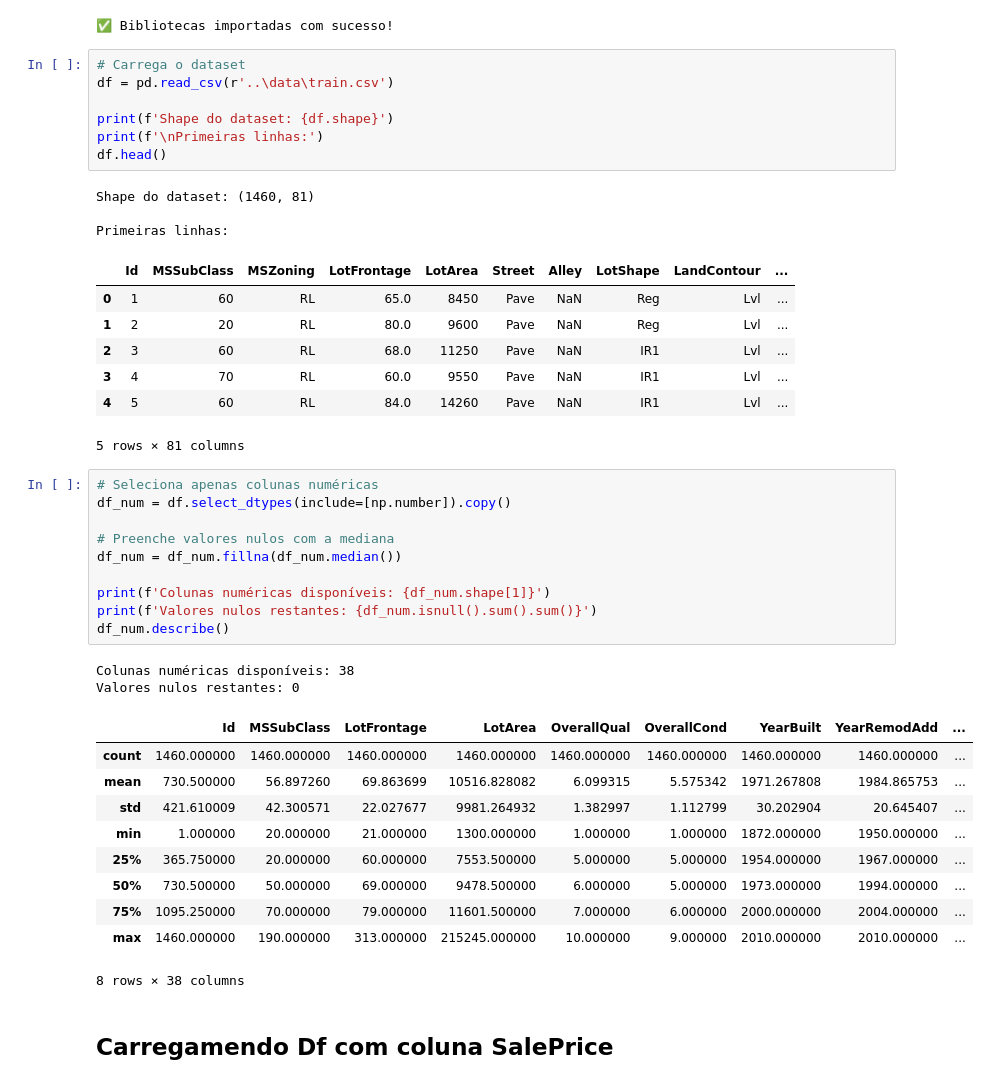
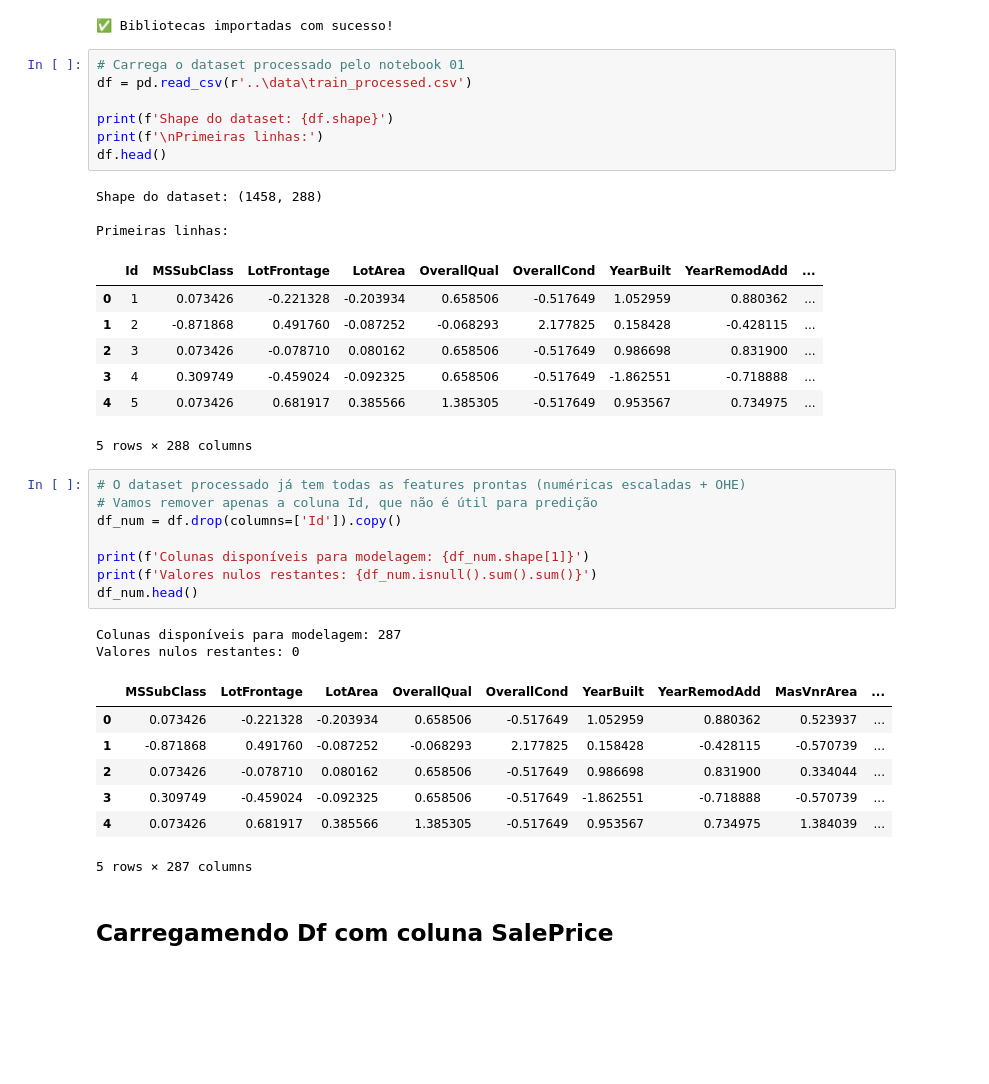
Before and after one commit to luisflipefv/analise-de-dados-c3, a Jupyter notebook: notebooks/03_classificacao.ipynb, the cells around one changed output. Saved outputs shown, nothing was run; the diff lists cells and outputs as text; blank space fills up the shorter version.

```diff
--- a/notebooks/03_classificacao.ipynb
+++ b/notebooks/03_classificacao.ipynb
@@ -36,46 +37,41 @@ print('✅ Bibliotecas importadas com sucesso!')
 # %% [output]
 ✅ Bibliotecas importadas com sucesso!
 # %%
-# Carrega o dataset
-df = pd.read_csv(r'..\data\train.csv')
+# Carrega o dataset processado pelo notebook 01
+df = pd.read_csv(r'..\data\train_processed.csv')
 
 print(f'Shape do dataset: {df.shape}')
 print(f'\nPrimeiras linhas:')
 df.head()
 # %% [output]
-Shape do dataset: (1460, 81)
+Shape do dataset: (1458, 288)
 
 Primeiras linhas:
-|  | Id | MSSubClass | MSZoning | LotFrontage | LotArea | Street | Alley | LotShape | LandContour | ... |
-| 0 | 1 | 60 | RL | 65.0 | 8450 | Pave | NaN | Reg | Lvl | ... |
-| 1 | 2 | 20 | RL | 80.0 | 9600 | Pave | NaN | Reg | Lvl | ... |
-| 2 | 3 | 60 | RL | 68.0 | 11250 | Pave | NaN | IR1 | Lvl | ... |
-| 3 | 4 | 70 | RL | 60.0 | 9550 | Pave | NaN | IR1 | Lvl | ... |
-| 4 | 5 | 60 | RL | 84.0 | 14260 | Pave | NaN | IR1 | Lvl | ... |
+|  | Id | MSSubClass | LotFrontage | LotArea | OverallQual | OverallCond | YearBuilt | YearRemodAdd | ... |
+| 0 | 1 | 0.073426 | -0.221328 | -0.203934 | 0.658506 | -0.517649 | 1.052959 | 0.880362 | ... |
+| 1 | 2 | -0.871868 | 0.491760 | -0.087252 | -0.068293 | 2.177825 | 0.158428 | -0.428115 | ... |
+| 2 | 3 | 0.073426 | -0.078710 | 0.080162 | 0.658506 | -0.517649 | 0.986698 | 0.831900 | ... |
+| 3 | 4 | 0.309749 | -0.459024 | -0.092325 | 0.658506 | -0.517649 | -1.862551 | -0.718888 | ... |
+| 4 | 5 | 0.073426 | 0.681917 | 0.385566 | 1.385305 | -0.517649 | 0.953567 | 0.734975 | ... |
-5 rows × 81 columns
+5 rows × 288 columns
 # %%
-# Seleciona apenas colunas numéricas
-df_num = df.select_dtypes(include=[np.number]).copy()
+# O dataset processado já tem todas as features prontas (numéricas escaladas + OHE)
+# Vamos remover apenas a coluna Id, que não é útil para predição
+df_num = df.drop(columns=['Id']).copy()
 
-# Preenche valores nulos com a mediana
-df_num = df_num.fillna(df_num.median())
-
-print(f'Colunas numéricas disponíveis: {df_num.shape[1]}')
+print(f'Colunas disponíveis para modelagem: {df_num.shape[1]}')
 print(f'Valores nulos restantes: {df_num.isnull().sum().sum()}')
-df_num.describe()
+df_num.head()
 # %% [output]
-Colunas numéricas disponíveis: 38
+Colunas disponíveis para modelagem: 287
 Valores nulos restantes: 0
-|  | Id | MSSubClass | LotFrontage | LotArea | OverallQual | OverallCond | YearBuilt | YearRemodAdd | ... |
-| count | 1460.000000 | 1460.000000 | 1460.000000 | 1460.000000 | 1460.000000 | 1460.000000 | 1460.000000 | 1460.000000 | ... |
-| mean | 730.500000 | 56.897260 | 69.863699 | 10516.828082 | 6.099315 | 5.575342 | 1971.267808 | 1984.865753 | ... |
-| std | 421.610009 | 42.300571 | 22.027677 | 9981.264932 | 1.382997 | 1.112799 | 30.202904 | 20.645407 | ... |
-| min | 1.000000 | 20.000000 | 21.000000 | 1300.000000 | 1.000000 | 1.000000 | 1872.000000 | 1950.000000 | ... |
-| 25% | 365.750000 | 20.000000 | 60.000000 | 7553.500000 | 5.000000 | 5.000000 | 1954.000000 | 1967.000000 | ... |
-| 50% | 730.500000 | 50.000000 | 69.000000 | 9478.500000 | 6.000000 | 5.000000 | 1973.000000 | 1994.000000 | ... |
-| 75% | 1095.250000 | 70.000000 | 79.000000 | 11601.500000 | 7.000000 | 6.000000 | 2000.000000 | 2004.000000 | ... |
-| max | 1460.000000 | 190.000000 | 313.000000 | 215245.000000 | 10.000000 | 9.000000 | 2010.000000 | 2010.000000 | ... |
+|  | MSSubClass | LotFrontage | LotArea | OverallQual | OverallCond | YearBuilt | YearRemodAdd | MasVnrArea | ... |
+| 0 | 0.073426 | -0.221328 | -0.203934 | 0.658506 | -0.517649 | 1.052959 | 0.880362 | 0.523937 | ... |
+| 1 | -0.871868 | 0.491760 | -0.087252 | -0.068293 | 2.177825 | 0.158428 | -0.428115 | -0.570739 | ... |
+| 2 | 0.073426 | -0.078710 | 0.080162 | 0.658506 | -0.517649 | 0.986698 | 0.831900 | 0.334044 | ... |
+| 3 | 0.309749 | -0.459024 | -0.092325 | 0.658506 | -0.517649 | -1.862551 | -0.718888 | -0.570739 | ... |
+| 4 | 0.073426 | 0.681917 | 0.385566 | 1.385305 | -0.517649 | 0.953567 | 0.734975 | 1.384039 | ... |
-8 rows × 38 columns
+5 rows × 287 columns
 # %% [markdown]
 ## Carregamendo Df com coluna SalePrice
 # %%
```
Also changed, not shown: parts of 11 cells of this notebook.
